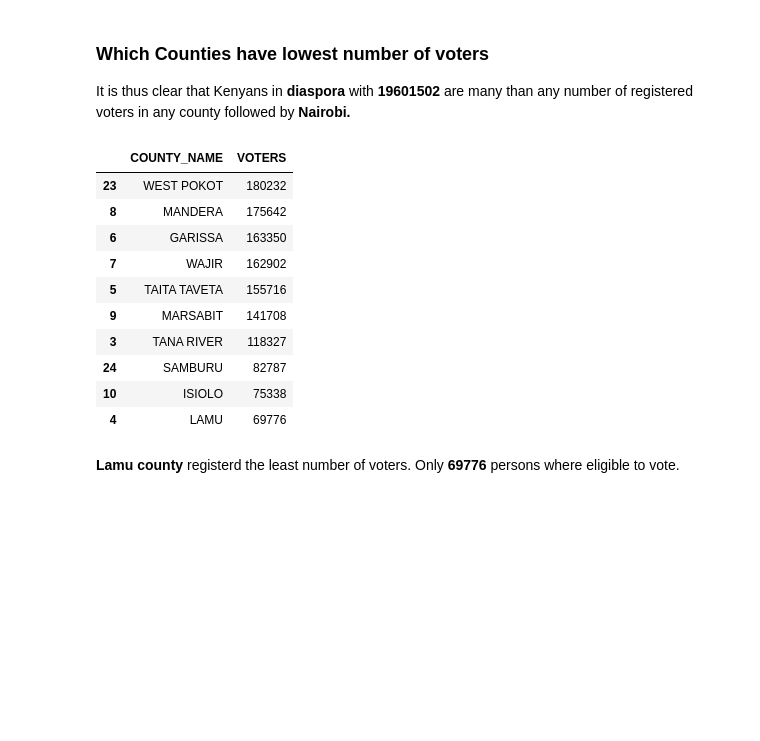
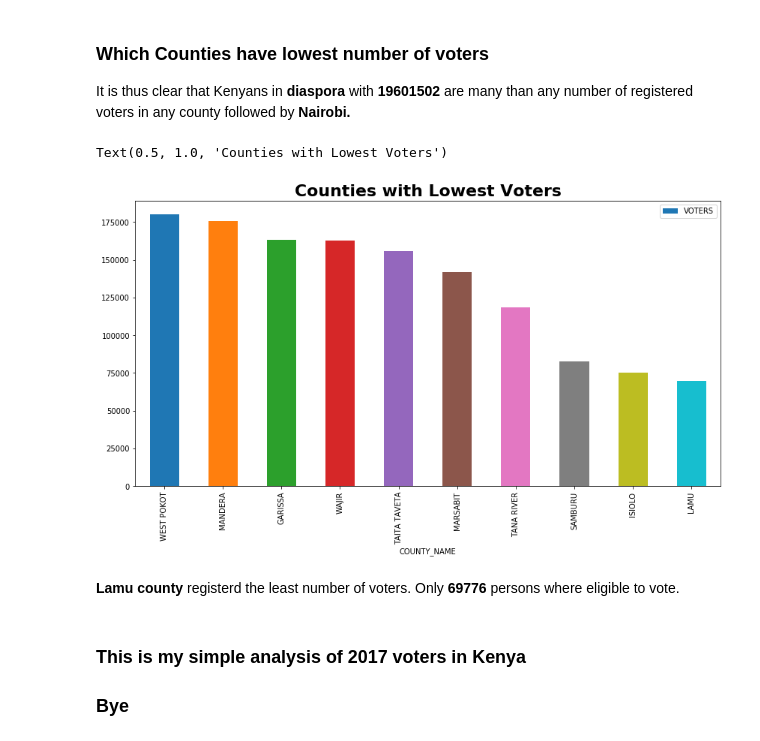
Before and after one commit to gyleodhis/2017-voter-analysis-in-Kenya, a Jupyter notebook: voters_per_county.ipynb, the cells around one changed output. Saved outputs shown, nothing was run; the diff lists cells and outputs as text; code cells hidden in the pictures; blank space fills up the shorter version.

```diff
--- a/voters_per_county.ipynb
+++ b/voters_per_county.ipynb
@@ -74,19 +43,15 @@ countyHighest.sort_values(by = "VOTERS", ascending=False).head(10)
 # %% [markdown]
 ### Which Counties have lowest number of voters
 It is thus clear that Kenyans in __diaspora__ with __19601502__ are many than any number of registered voters in any county followed by __Nairobi.__
-# %%
-countyHighest.sort_values(by = "VOTERS", ascending=False).tail(10)
-# %% [output]
-|  | COUNTY_NAME | VOTERS |
-| 23 | WEST POKOT | 180232 |
-| 8 | MANDERA | 175642 |
-| 6 | GARISSA | 163350 |
-| 7 | WAJIR | 162902 |
-| 5 | TAITA TAVETA | 155716 |
-| 9 | MARSABIT | 141708 |
-| 3 | TANA RIVER | 118327 |
-| 24 | SAMBURU | 82787 |
-| 10 | ISIOLO | 75338 |
-| 4 | LAMU | 69776 |
+# %%
+voterLowerst = countyHighest.sort_values(by = "VOTERS", ascending=False).tail(10)
+voterLowerst.plot(kind='bar', figsize=(14,7), x='COUNTY_NAME', y='VOTERS')
+plt.title("Counties with Lowest Voters", fontsize=22, fontweight='bold')
+# %% [output]
+Text(0.5, 1.0, 'Counties with Lowest Voters')
+[figure, added]
 # %% [markdown]
 __Lamu county__ registerd the least number of voters. Only __69776__ persons where eligible to vote.
+# %% [markdown]
+### This is my simple analysis of 2017 voters in Kenya
+### Bye
```
Also changed, not shown: parts of 3 cells of this notebook.
